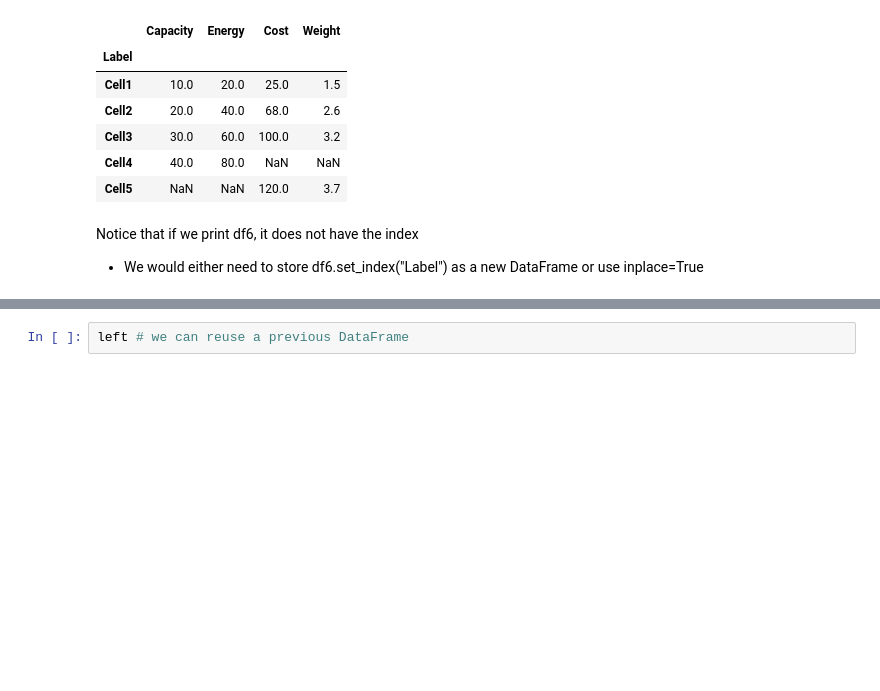
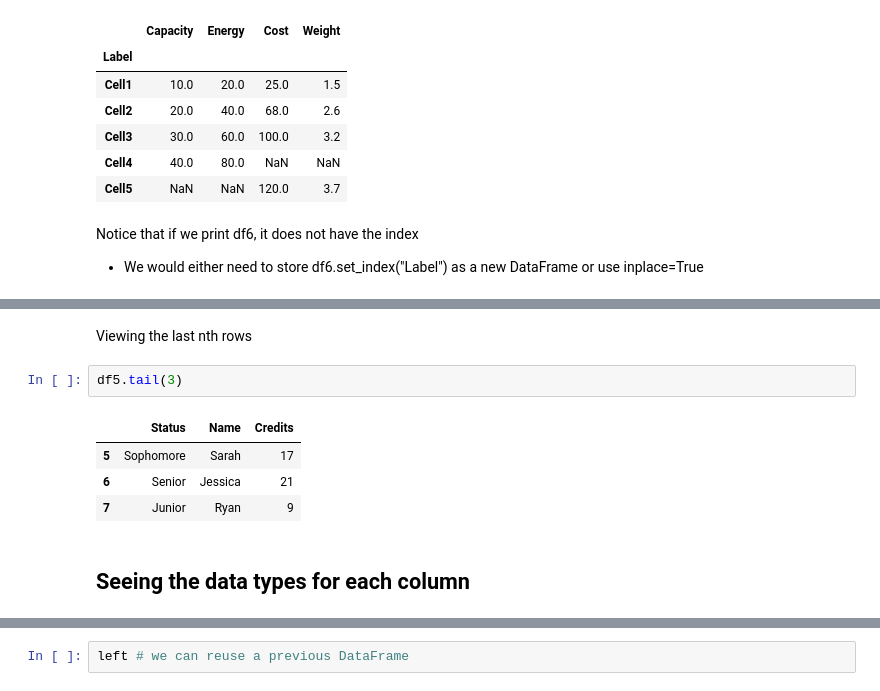
Before and after one commit to Feitumtum/CHBE469-Lecture-Code, a Jupyter notebook: Module-2/Lec-2-Pandas.ipynb, the cells around one changed output, grey strips where cells are left out. Cells and saved outputs as stored; diff of their text form; blank space fills up the shorter version.

```diff
--- a/Module-2/Lec-2-Pandas.ipynb
+++ b/Module-2/Lec-2-Pandas.ipynb
@@ -640,0 +672,11 @@ Notice that if we print df6, it does not have the index
+# %% [markdown]
+Viewing the last nth rows
+# %%
+df5.tail(3)
+# %% [output]
+|  | Status | Name | Credits |
+| 5 | Sophomore | Sarah | 17 |
+| 6 | Senior | Jessica | 21 |
+| 7 | Junior | Ryan | 9 |
+# %% [markdown]
+## Seeing the data types for each column
```
Also changed, not shown: parts of 16 cells of this notebook, 44 other files.
